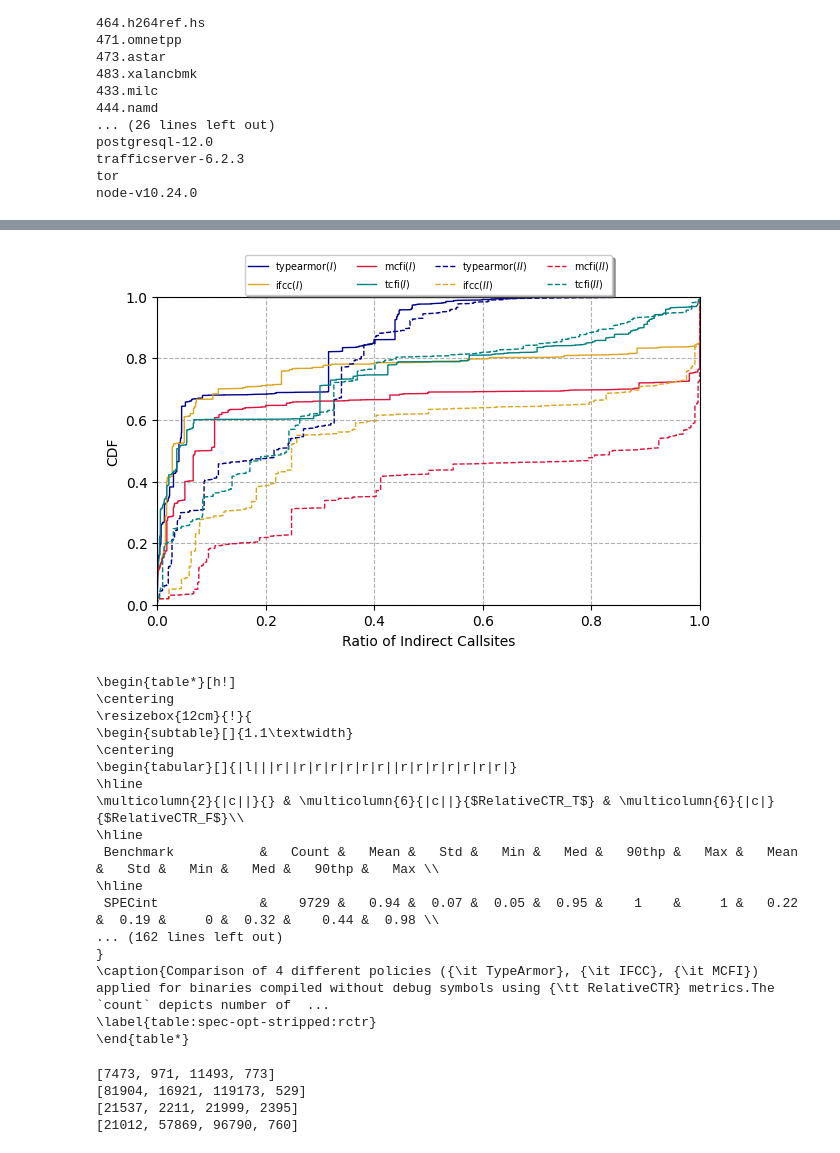
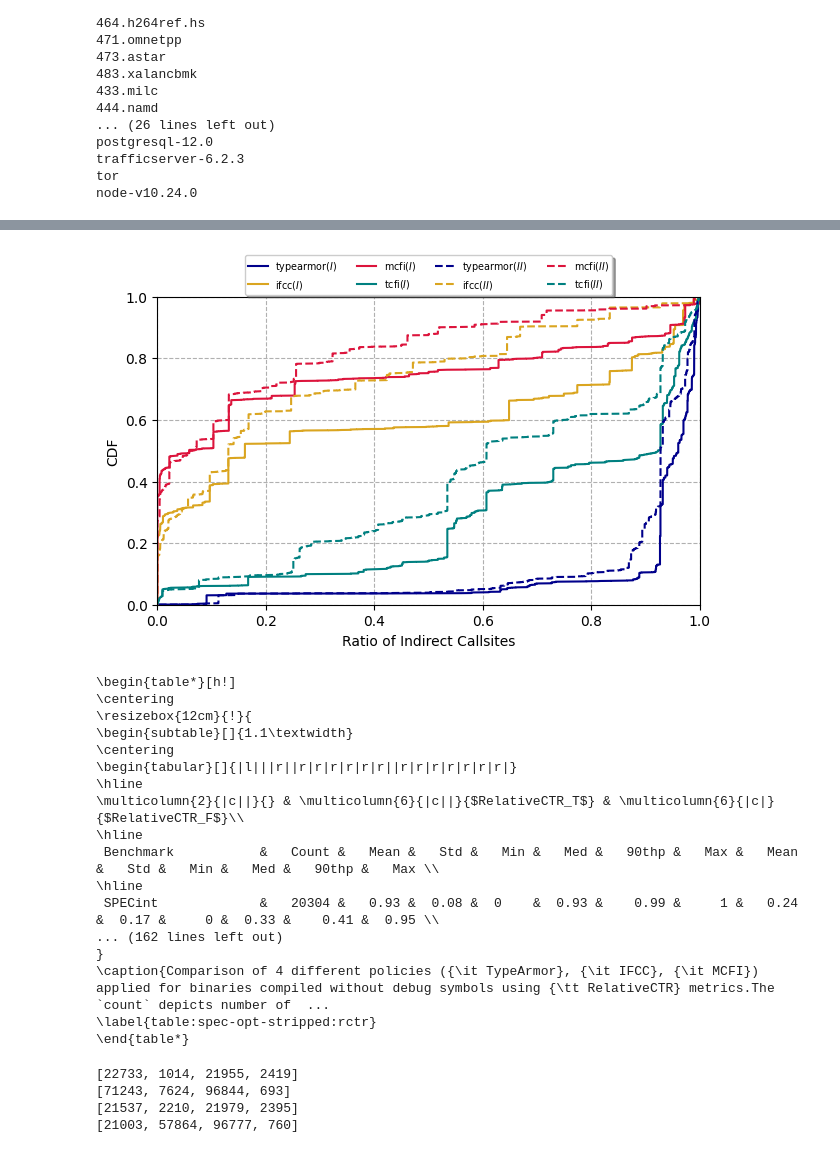
Before and after one commit to Ruturaj4/cfi_project, a Jupyter notebook: framework/notebooks/final.ipynb, the cells around one changed output, grey strips where cells are left out. Saved outputs shown, nothing was run; the diff lists cells and outputs as text; code cells hidden in the pictures.

```diff
--- a/framework/notebooks/final.ipynb
+++ b/framework/notebooks/final.ipynb
@@ -105,7 +104,19 @@ def ParaseBenchmarks(bench):
 
     return benchmark_type
 
-spec = ParaseBenchmarks("spec")
+spec = ParaseBenchmarks("spec-opt")
 #spec_str = ParaseBenchmarks("spec-stripped")
 #spec_opt = ParaseBenchmarks("spec-opt")
 spec_opt_str = ParaseBenchmarks("spec-opt-stripped")
+# %%
+def match_targets_callsites(benchmark):
+    print(benchmark)
+    spec_opt_str.callsite_dict[benchmark] = \
+        spec_opt_str.callsite_dict[benchmark][spec_opt_str.callsite_dict[benchmark].\
+        Ins_ida.isin(spec.callsite_dict[benchmark].Ins_ida)]
+    spec_opt_str.fun_dict[benchmark] = \
+        spec_opt_str.fun_dict[benchmark][spec_opt_str.fun_dict[benchmark].\
+        Function.isin(spec.fun_dict[benchmark].Function)]
+
+for benchmark in spec.callsite_dict.keys():
+    match_targets_callsites(benchmark)
@@ -891,7 +1061,7 @@ def plotMetrics(bench, obj):
         #    break
 
         #fig, ax = plt.subplots()
-        sorted_data = np.sort([item for k,v in model_stat.items() for item in v[match_type]["fp"]])
+        sorted_data = np.sort([item for k,v in model_stat.items() for item in v[match_type]["tp"]])
         cdf = np.linspace(0, 1, len(sorted_data))
 
         # Set Marker.
@@ -900,36 +1070,36 @@ def plotMetrics(bench, obj):
         # Label Name.
         label = match_type+"($II$)" if "opt" in bench else match_type+"($I$)"
 
         # Plot the CDF
-        plt.plot(sorted_data, cdf, label=label, color=colors[nu-1], linestyle=linestyle, linewidth=1)
+        plt.plot(sorted_data, cdf, label=label, color=colors[nu-1], linestyle=linestyle)
 
     colors=["darkblue", "goldenrod", "crimson", "teal"]
     exactMatchTable("typearmor", 1)
     exactMatchTable("ifcc", 2)
     exactMatchTable("mcfi", 3)
     exactMatchTable("tcfi", 4)
 
 fig, ax = plt.subplots()
 fig.set_dpi(100)
 fig.set_size_inches(7, 4)
 
 plotMetrics("spec", spec)
 
 # print("-------")
 plotMetrics("spec-opt-stripped", spec_opt_str)
 
 plt.grid(True, linestyle='--')
 plt.legend(loc='upper center', fancybox=True, shadow=True, ncol=4, bbox_to_anchor=(0.5, 1.15),\
           fontsize="x-small")
 plt.xlabel('Ratio of Indirect Callsites')
 ax.set_ylim(0,1)
 ax.set_xlim(0,1)
 plt.ylabel('CDF')
-plt.savefig(f"/nfs/volatile/zephyr/Ruturaj/cfi_project/figures/cdf_f.png")
+plt.savefig(f"/nfs/volatile/zephyr/Ruturaj/cfi_project/figures/cdf_t.png")
 # plt.title('Cumulative Distribution Function')
 plt.show()
 # %% [output]
-[figure, old version]
+[figure, new version]
 # %%
 def displayMetrics(bench, obj):
     print("\\begin{table*}[h!]")
@@ -1018,7 +1188,7 @@ displayMetrics("spec-opt-stripped", spec_opt_str)
 \hline
  Benchmark           &   Count &   Mean &   Std &   Min &   Med &   90thp &   Max &   Mean &   Std &   Min &   Med &   90thp &   Max \\
 \hline
- SPECint             &    9729 &   0.94 &  0.07 &  0.05 &  0.95 &    1    &     1 &   0.22 &  0.19 &     0 &  0.32 &    0.44 &  0.98 \\
+ SPECint             &   20304 &   0.93 &  0.08 &  0    &  0.93 &    0.99 &     1 &   0.24 &  0.17 &     0 &  0.33 &    0.41 &  0.95 \\
 ... (162 lines left out)
 }
 \caption{Comparison of 4 different policies ({\it TypeArmor}, {\it IFCC}, {\it MCFI}) applied for binaries compiled without debug symbols using {\tt RelativeCTR} metrics.The `count` depicts number of  ...
@@ -1091,53 +1261,11 @@ def typearmorplot(bench, obj):
 
     labels = ["Void T", "Void F", "Non-Void T", "Non-Void F"]
 
-    fig, ax = plt.subplots()
-
-    fig.set_dpi(100)
-    fig.set_size_inches(10, 4)
-
-    # Set the bar width.
-    w = 0.3
-
-    bar1 = np.arange(len(labels))
-    bar2 = [i+w for i in bar1]
-
-    ax_bar1 = ax.bar(bar1, y1, w, color="violet", label="Callsite Returns")
-    ax_bar2 = ax.bar(bar2, y2, w, color="purple", label="Function Returns")
-
-    ax.set_xticks(bar1+w/2, labels)
-    ax.set_ylabel(f"#Returns")
-    ax.set_xlabel("Types")
-
-    if "opt" in bench:
-        ax.set_title("Void/Non-Void Return Types per Callsite (Setting II})")
-    else:
-        ax.set_title("Void/Non-Void Return Types per Callsite (Setting I})")
-
-    def autolabel(rects):
-        """
-        Attach a text label above each bar displaying its height
-        """
-        for rect in rects:
-            height = rect.get_height()
-            ax.text(rect.get_x() + rect.get_width()/2., height+1, \
-                    '%d' % int(height), \
-                    ha='center', va='bottom')
-    autolabel(ax_bar1)
-    autolabel(ax_bar2)
-
-    ax.legend(shadow=True)
-    plt.grid(axis='y')
-    #plt.show()
-
-    #plt.savefig(f"/nfs/volatile/zephyr/Ruturaj/cfi_project/figures/{bench}_type_comp_isafe.png")
-    plt.close(fig)
-
 typearmorplot("spec", spec)
 typearmorplot("spec-opt-stripped", spec_opt_str)
 # %% [output]
-[7473, 971, 11493, 773]
-[81904, 16921, 119173, 529]
-[21537, 2211, 21999, 2395]
-[21012, 57869, 96790, 760]
+[22733, 1014, 21955, 2419]
+[71243, 7624, 96844, 693]
+[21537, 2210, 21979, 2395]
+[21003, 57864, 96777, 760]
 # %%
```
Also changed, not shown: parts of 11 cells of this notebook, 3 other files.
